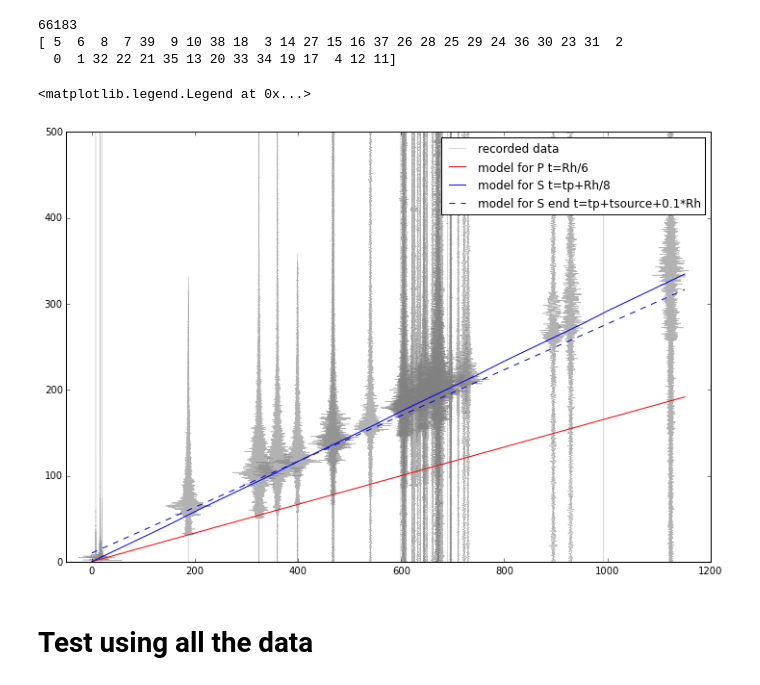
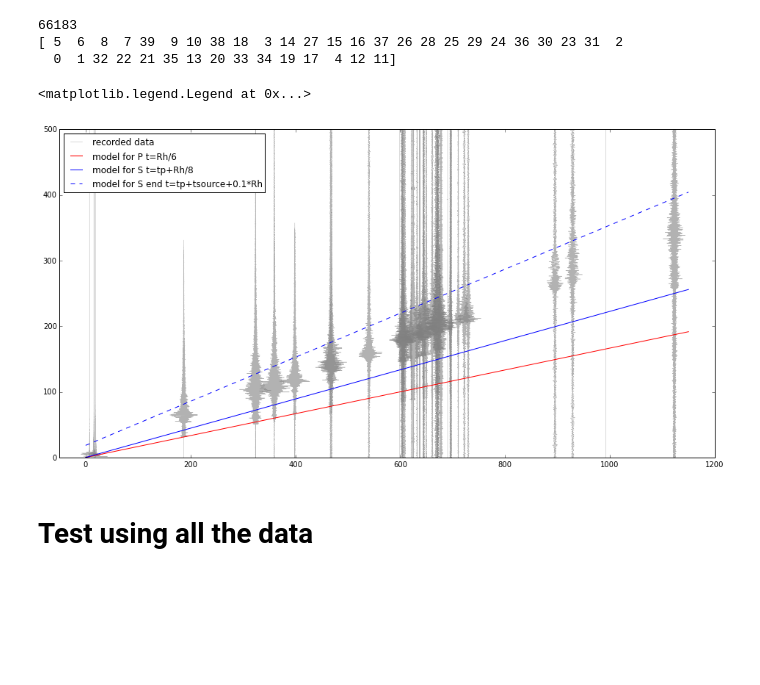
Before and after one commit to stephane-on/Spectral_analysis, a Jupyter notebook: Section_vs_epicentral_distance.ipynb, the cells around one changed output. Cells and saved outputs as stored; diff of their text form; code cells hidden in the pictures; blank space fills up the shorter version.

Commit message:
Update models for tp and ts from picked arrival times

```diff
--- a/Section_vs_epicentral_distance.ipynb
+++ b/Section_vs_epicentral_distance.ipynb
@@ -7,7 +7,8 @@ import numpy as np
 import matplotlib.pyplot as plt
 from scipy.optimize import curve_fit
 # %%
-fnames=csv2rec('/home/stephane/WORK/ON/GEM/DATA/Brazil/input_processing_2012_12_19_04_54_37_700.csv')
+#fnames=csv2rec('/home/stephane/WORK/ON/GEM/DATA/Brazil/input_processing_2012_12_19_04_54_37_700.csv')
+fnames=csv2rec('/home/stephane/WORK/ON/GEM/DATA/Brazil/test_Gonzalo_matlab/input_processing.csv')
 fnames=fnames.tolist()
 # %%
 # Read the first record
@@ -107,25 +108,24 @@ print dado['orglist']
 [ 5  6  8  7 39  9 10 38 18  3 14 27 15 16 37 26 28 25 29 24 36 30 23 31  2
   0  1 32 22 21 35 13 20 33 34 19 17  4 12 11]
 # %%
-plt.figure(figsize=(12,8))
+plt.figure(figsize=(16,8))
 for k, i in enumerate(dado['orglist']):
-    grey_line, = plt.plot(dado['R'][i]+50*dado['amp'][i],dado['time'][i],color='grey',linewidth=0.5,alpha=0.6,label='recorded data')
+    grey_line, = plt.plot(dado['R'][i]+30*dado['amp'][i],dado['time'][i],color='grey',linewidth=0.5,alpha=0.6,label='recorded data')
 dist=np.arange(0,1200,50)
 timeP=dist/6.0
 red_line, = plt.plot(dist,timeP,color='red',label='model for P t=Rh/6')
-#timeS=dist/3.5
-#plt.plot(dist,timeS,color='green')
-#timeLg_low=dist/3.0
-#plt.plot(dist,timeLg_low,color='blue')
-Tsource=10 # For Mw <= 4.5
-model_Sbeg_time_arr=timeP+dist/8
-model_Send_time_arr=timeP+Tsource+0.1*dist
+
+Tsource=1 # For Mw <= 4.5
+model_Sbeg_time_arr=timeP+0.056*dist
+model_Send_time_arr=timeP+Tsource+0.117*dist+17.4+0.052*dist
+
 blue_line, = plt.plot(dist,model_Sbeg_time_arr,color='blue',label='model for S t=tp+Rh/8')
 blue_line_dashed, = plt.plot(dist,model_Send_time_arr,color='blue',linestyle='--',label='model for S end t=tp+tsource+0.1*Rh')
 #plt.legend(['model for P t=Rh/6','test'])
 plt.xlim(xmin=-50)
 plt.ylim(ymax=500)
-plt.legend((grey_line, red_line, blue_line, blue_line_dashed),('recorded data','model for P t=Rh/6','model for S t=tp+Rh/8','model for S end t=tp+tsource+0.1*Rh'))
+plt.legend((grey_line, red_line, blue_line, blue_line_dashed),
+           ('recorded data','model for P t=Rh/6','model for S t=tp+Rh/8','model for S end t=tp+tsource+0.1*Rh'),loc=2)
 # %% [output]
 <matplotlib.legend.Legend at 0x...>
-[figure, old version]
+[figure, new version]
```
Also changed, not shown: parts of 6 cells of this notebook.
